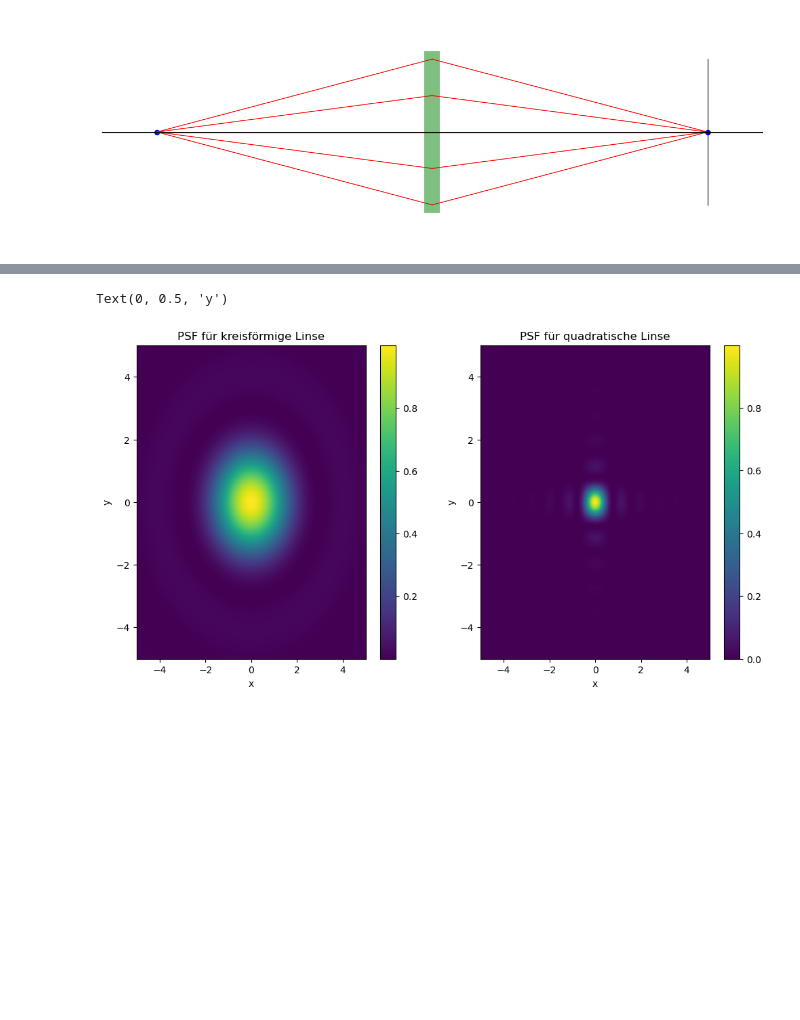
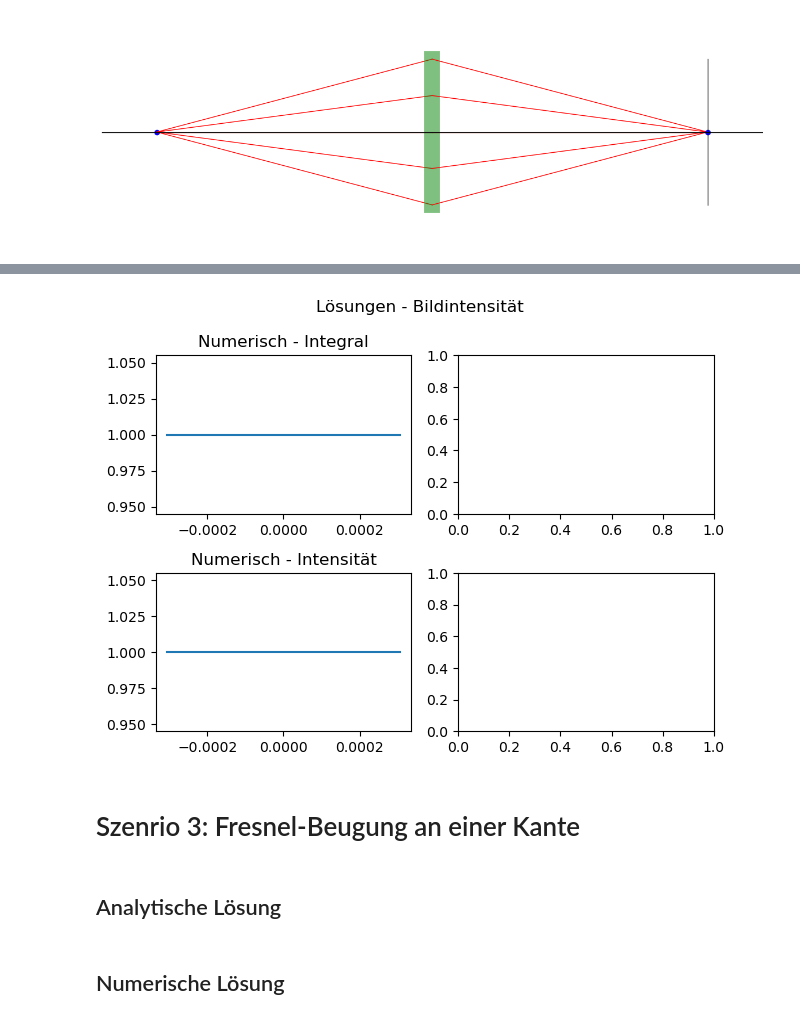
Before and after one commit to moritz-zoellner/field-theory, a Jupyter notebook: linse.ipynb, the cells around one changed output, grey strips where cells are left out. Drawn from its saved outputs; the diff is of its cells as text; code cells hidden in the pictures; blank space fills up the shorter version.

```diff
--- a/linse.ipynb
+++ b/linse.ipynb
@@ -24,15 +98,8 @@ pp.show()
 # %% [markdown]
 ## Numerische Lösung
 # %%
-# Radius der Linse in xy-Ebene
-r = 4
-
-# Begrenzung der x und y Range
-h = 5
+x_range = np.linspace(-h,h,N)
+y_range = np.linspace(-h,h,N)
 
 
-# Wellenlänge Licht 700nm (rot)
-lmbda = 700 * 10**-9
-
-# Genauigkeit
-N = 2**5
+x, y = np.meshgrid(x_range, y_range)
@@ -238,42 +235,14 @@ pp.show()
-# %%
-# Funktion für die kreisförmige PSF
-def circular_psf(rho, lmbda, f, a):
-    jinc = 2 * j1(k * a * rho / f) / (k * a * rho / f)
-    return jinc**2
-
-# Funktion für die quadratische PSF
-def square_psf(x, y, lmbda, f, a):
-    sinc_x = sinc(k * a * x / f)
-    sinc_y = sinc(k * a * y / f)
-    return sinc_x**2 * sinc_y**2
-
-
-# Radiale Koordinaten für die kreisförmige PSF
-rho = np.sqrt(x**2 + y**2)
-
-
-# Berechnung der PSF für die kreisförmige Linse
-psf_circular = circular_psf(rho, lmbda, f, a)
-
-# Berechnung der PSF für die quadratische Linse
-psf_square = square_psf(x, y, lmbda, f, a)
-
-# Plot der PSF für kreisförmige Linse
-pp.figure(figsize=(12, 6))
-pp.subplot(1, 2, 1)
-pp.pcolormesh(x, y, psf_circular, shading='auto')
-pp.title('PSF für kreisförmige Linse')
-pp.colorbar()
-pp.xlabel('x')
-pp.ylabel('y')
-
-# Plot der PSF für quadratische Linse
-pp.subplot(1, 2, 2)
-pp.pcolormesh(x, y, psf_square, shading='auto')
-pp.title('PSF für quadratische Linse')
-pp.colorbar()
-pp.xlabel('x')
-pp.ylabel('y')
-# %% [output]
-Text(0, 0.5, 'y')
-[figure, removed]
+# %%
+fig, axs = pp.subplots(2,2)
+fig.suptitle('Lösungen - Bildintensität')
+axs[0,0].plot(g_range,np.real(u_x_0))
+axs[0,0].set_title('Numerisch - Integral')
+axs[1,0].plot(g_range,u_x_0**2)
+axs[1,0].set_title('Numerisch - Intensität')
+fig.tight_layout()
+# %% [output]
+[figure, added]
+# %% [markdown]
+# Szenrio 3: Fresnel-Beugung an einer Kante
+# %% [markdown]
+## Analytische Lösung
@@ -279,0 +254,2 @@ Text(0, 0.5, 'y')
+# %% [markdown]
+## Numerische Lösung
```
Also changed, not shown: parts of 32 cells of this notebook.
